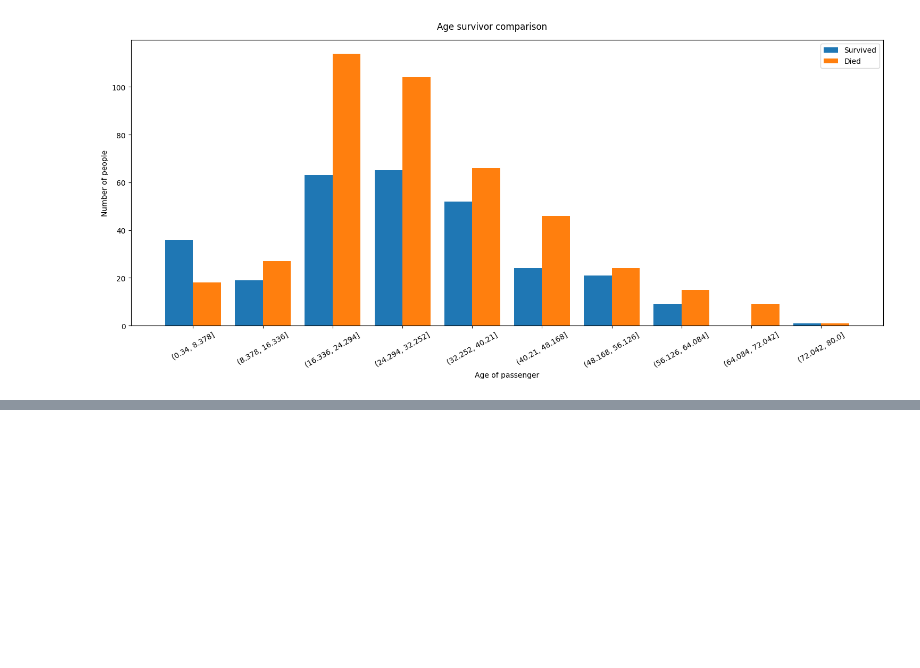
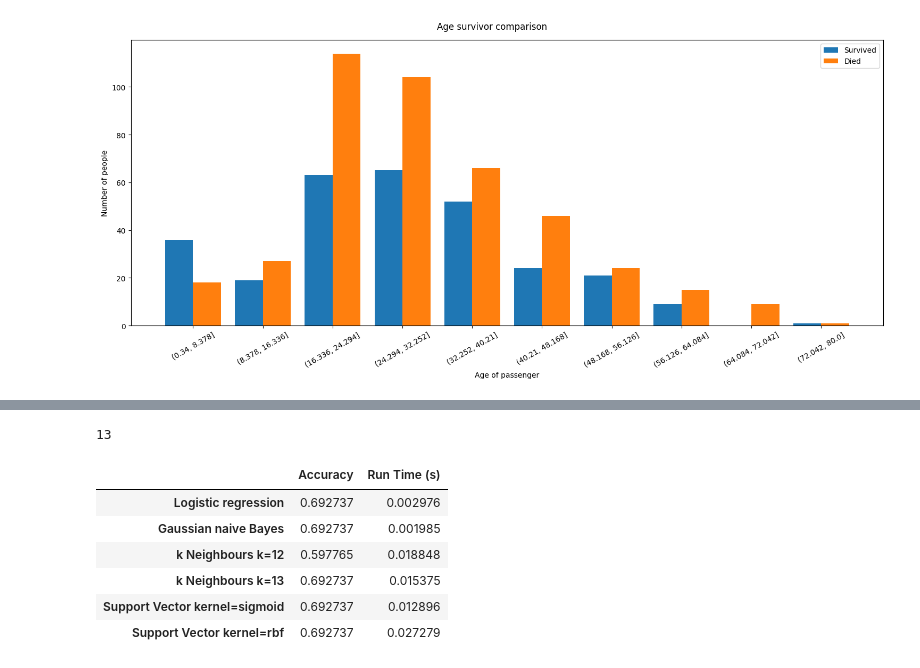
Before and after one commit to aferguson15235/tda, a Jupyter notebook: titantic.ipynb, the cells around one changed output, grey strips where cells are left out. Saved outputs shown, nothing was run; the diff lists cells and outputs as text; code cells hidden in the pictures; blank space fills up the shorter version.

```diff
--- a/titantic.ipynb
+++ b/titantic.ipynb
@@ -240,0 +326,41 @@ acc_db = pd.DataFrame(columns=['Accuracy', 'Run Time (s)'])
+# %%
+# find best k for knn model
+bestacc = 0
+for k in range(30):
+    knn_model = KNeighborsClassifier(n_neighbors=k+1)
+    knn_model.fit(x_train, y_train)
+    y_pred_knn = knn_model.predict(x_test)
+    if metrics.accuracy_score(y_test, y_pred_knn) > bestacc:
+        bestk = k+1
+        bestacc = metrics.accuracy_score(y_test, y_pred_knn)
+
+bestk
+# %% [output]
+13
+# %%
+# support vector with variable kernel - options: {‘linear’, 'poly', ‘rbf’, ‘sigmoid’}
+start = time.time()
+kernel = 'rbf'
+svr = svm.SVC(kernel=kernel, degree=5)
+# train the model
+svr.fit(x_train,y_train)
+# test model on test data
+y_pred_svr = svr.predict(x_test)
+# measure runtime of model
+run_time = time.time() - start
+
+# add prediction and actual to database
+db_svr = pd.DataFrame({'Actual': y_test, 'Predicted': y_pred_svr})
+
+# add statistics to database
+acc_db.loc['Support Vector kernel='+kernel] = [metrics.accuracy_score(y_test, y_pred_svr), run_time]
+
+acc_db
+# %% [output]
+|  | Accuracy | Run Time (s) |
+| Logistic regression | 0.692737 | 0.002976 |
+| Gaussian naive Bayes | 0.692737 | 0.001985 |
+| k Neighbours k=12 | 0.597765 | 0.018848 |
+| k Neighbours k=13 | 0.692737 | 0.015375 |
+| Support Vector kernel=sigmoid | 0.692737 | 0.012896 |
+| Support Vector kernel=rbf | 0.692737 | 0.027279 |
```
Also changed, not shown: parts of 9 cells of this notebook.
